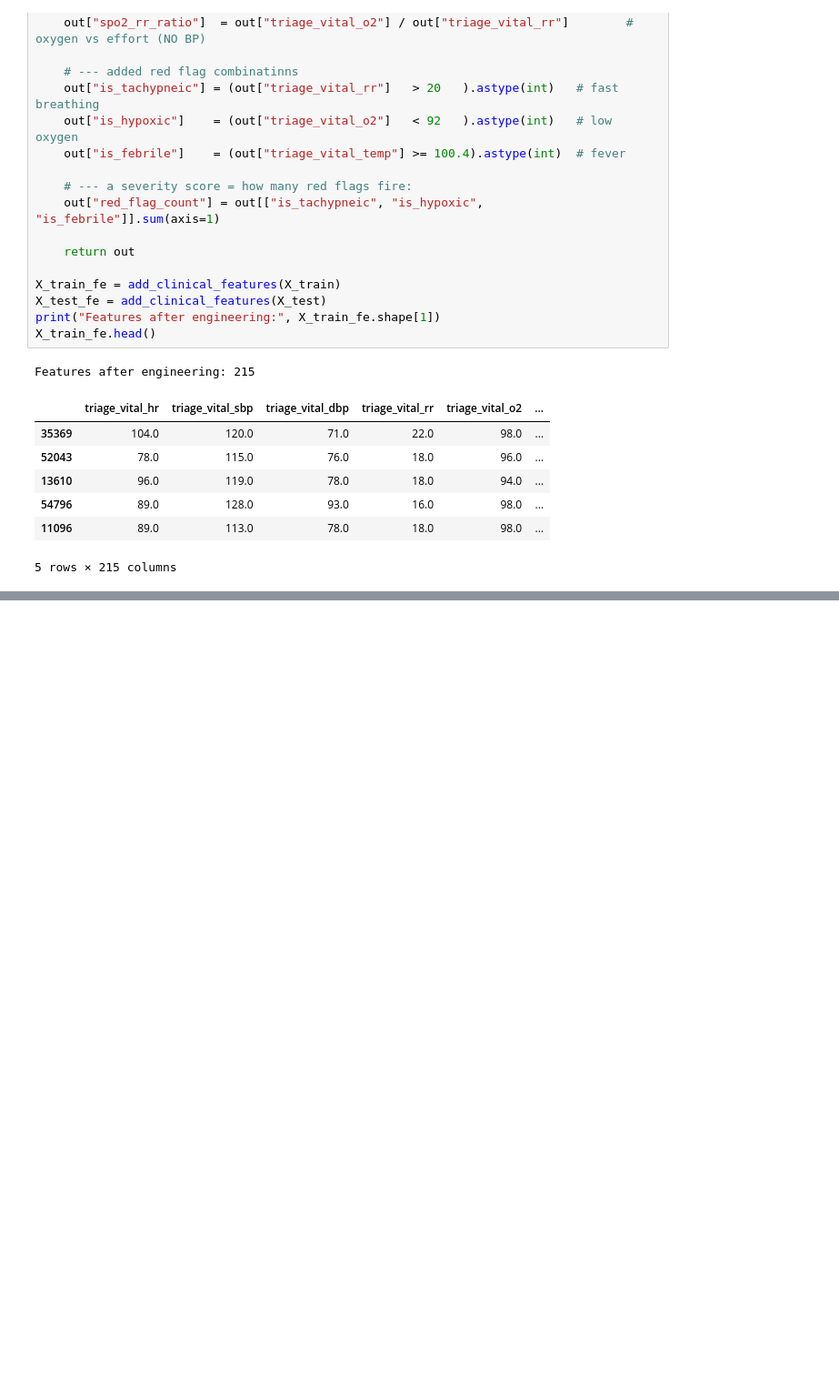
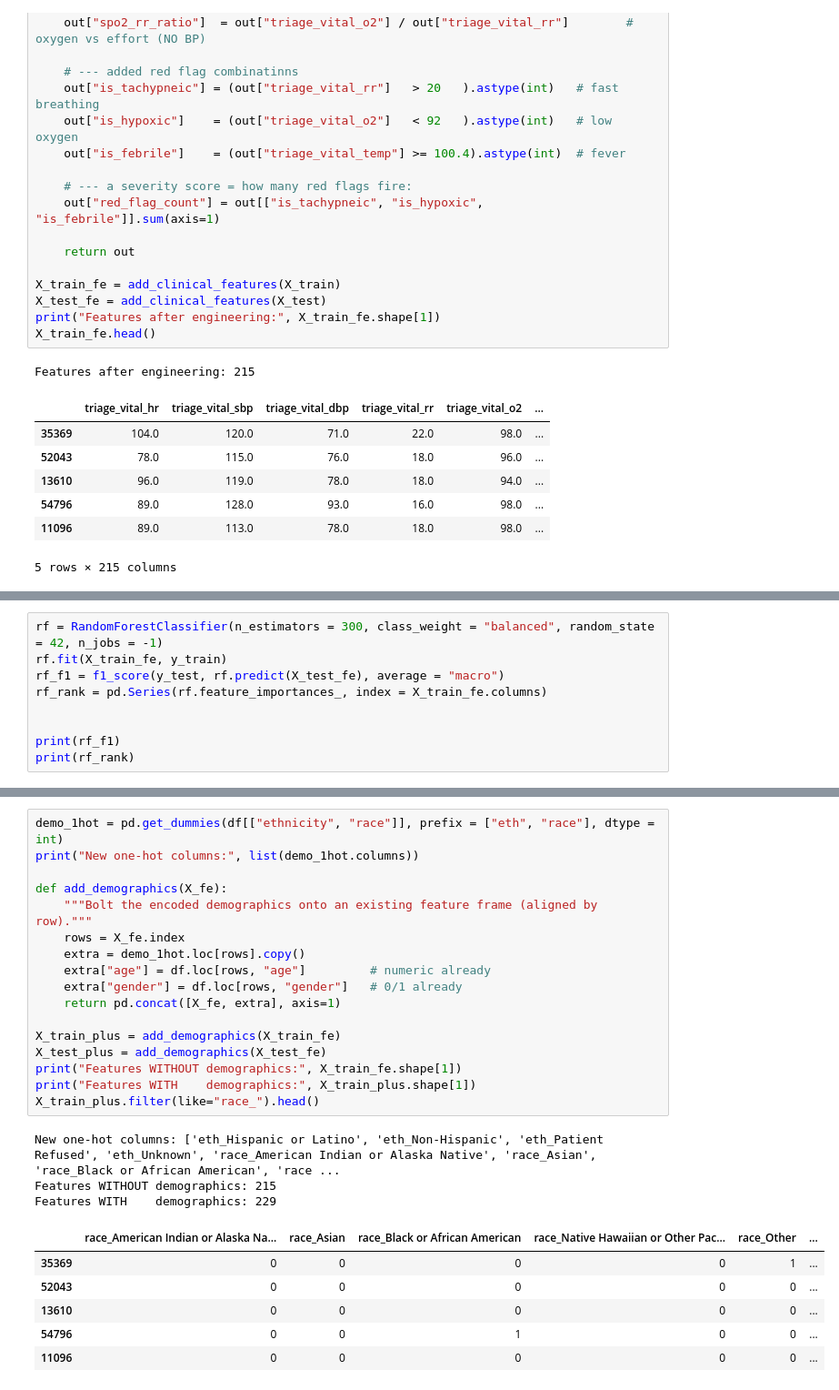
Before and after one commit to madebyjackson/CariSurg-Portfolio, a Jupyter notebook: notebooks/CariSurg_Week_7.ipynb, the cells around one changed output, grey strips where cells are left out. Shown at 91% size. Saved outputs shown, nothing was run; the diff lists cells and outputs as text; blank space fills up the shorter version.

```diff
--- a/notebooks/CariSurg_Week_7.ipynb
+++ b/notebooks/CariSurg_Week_7.ipynb
@@ -205,0 +212,9 @@ Features after engineering: 215
+# %%
+rf = RandomForestClassifier(n_estimators = 300, class_weight = "balanced", random_state = 42, n_jobs = -1)
+rf.fit(X_train_fe, y_train)
+rf_f1 = f1_score(y_test, rf.predict(X_test_fe), average = "macro")
+rf_rank = pd.Series(rf.feature_importances_, index = X_train_fe.columns)
+
+
+print(rf_f1)
+print(rf_rank)
@@ -205,0 +246,27 @@ Features after engineering: 215
+# %%
+demo_1hot = pd.get_dummies(df[["ethnicity", "race"]], prefix = ["eth", "race"], dtype = int)
+print("New one-hot columns:", list(demo_1hot.columns))
+
+def add_demographics(X_fe):
+    """Bolt the encoded demographics onto an existing feature frame (aligned by row)."""
+    rows = X_fe.index
+    extra = demo_1hot.loc[rows].copy()
+    extra["age"] = df.loc[rows, "age"]         # numeric already
+    extra["gender"] = df.loc[rows, "gender"]   # 0/1 already
+    return pd.concat([X_fe, extra], axis=1)
+
+X_train_plus = add_demographics(X_train_fe)
+X_test_plus = add_demographics(X_test_fe)
+print("Features WITHOUT demographics:", X_train_fe.shape[1])
+print("Features WITH    demographics:", X_train_plus.shape[1])
+X_train_plus.filter(like="race_").head()
+# %% [output]
+New one-hot columns: ['eth_Hispanic or Latino', 'eth_Non-Hispanic', 'eth_Patient Refused', 'eth_Unknown', 'race_American Indian or Alaska Native', 'race_Asian', 'race_Black or African American', 'race ...
+Features WITHOUT demographics: 215
+Features WITH    demographics: 229
+|  | race_American Indian or Alaska Na... | race_Asian | race_Black or African American | race_Native Hawaiian or Other Pac... | race_Other | ... |
+| 35369 | 0 | 0 | 0 | 0 | 1 | ... |
+| 52043 | 0 | 0 | 0 | 0 | 0 | ... |
+| 13610 | 0 | 0 | 0 | 0 | 0 | ... |
+| 54796 | 0 | 0 | 1 | 0 | 0 | ... |
+| 11096 | 0 | 0 | 0 | 0 | 0 | ... |
```
Also changed, not shown: parts of 18 cells of this notebook.
